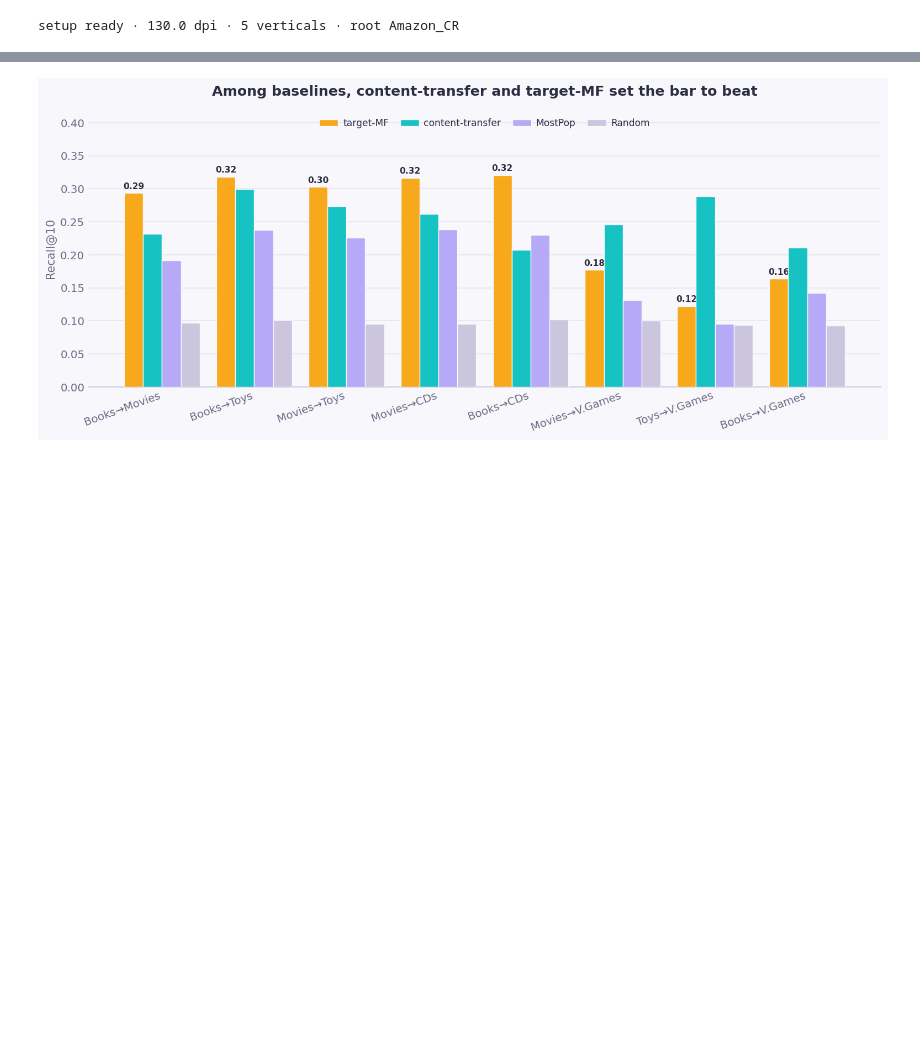
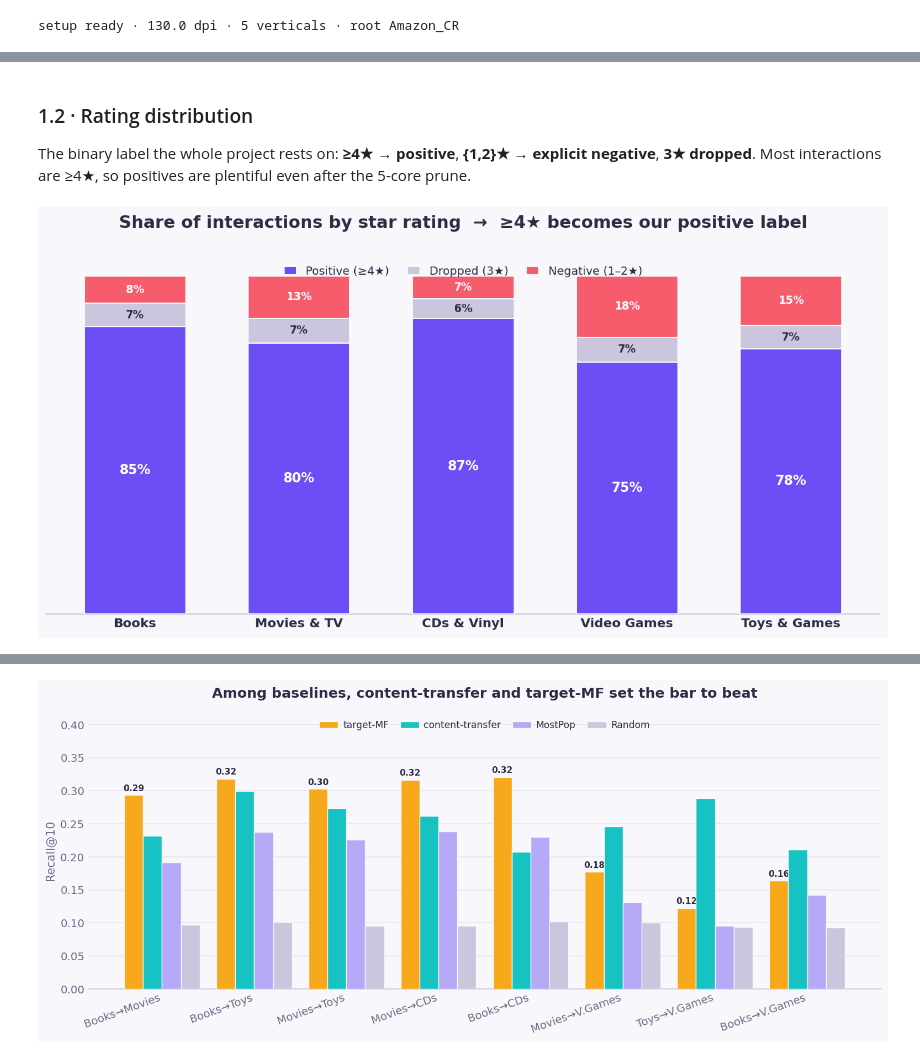
Before and after one commit to orimood/Amazon_CR, a Jupyter notebook: notebooks/presentation.ipynb, the cells around one changed output, grey strips where cells are left out. Saved outputs shown, nothing was run; the diff lists cells and outputs as text; code cells hidden in the pictures; blank space fills up the shorter version.

```diff
--- a/notebooks/presentation.ipynb
+++ b/notebooks/presentation.ipynb
@@ -512,0 +268,28 @@ cosine between the source liked-item text and target item text — a simple cont
+# %% [markdown]
+### 1.2 · Rating distribution
+The binary label the whole project rests on: **≥4★ → positive**, **{1,2}★ → explicit negative**, **3★ dropped**. Most interactions are ≥4★, so positives are plentiful even after the 5-core prune.
+# %%
+order = VERTICALS
+def rh(v): return RAWREV[v]['rating_hist']
+tot = {v: sum(rh(v).values()) for v in order}
+pos = [(rh(v).get(4,0) + rh(v).get(5,0)) / tot[v] * 100 for v in order]            # >=4 star
+neu = [ rh(v).get(3,0)                    / tot[v] * 100 for v in order]            # 3 star
+neg = [(rh(v).get(0,0) + rh(v).get(1,0) + rh(v).get(2,0)) / tot[v] * 100 for v in order]  # 0–2 star
+fig, ax = plt.subplots(figsize=(10.5, 5.4))
+x = np.arange(len(order)); w = 0.62
+ax.bar(x, pos, w, color=PURPLE,  edgecolor=BG, linewidth=1.1, label='Positive (≥4★)', zorder=3)
+ax.bar(x, neu, w, bottom=pos, color=NEUTRAL, edgecolor=BG, linewidth=1.1, label='Dropped (3★)', zorder=3)
+ax.bar(x, neg, w, bottom=np.array(pos)+np.array(neu), color=CORAL, edgecolor=BG, linewidth=1.1,
+       label='Negative (1–2★)', zorder=3)
+for i in range(len(order)):
+    ax.text(i, pos[i]/2, f'{pos[i]:.0f}%', ha='center', va='center', color='white', fontweight='bold', fontsize=11.5)
+    ax.text(i, pos[i]+neu[i]/2, f'{neu[i]:.0f}%', ha='center', va='center', color=INK, fontweight='bold', fontsize=9.5)
+    ax.text(i, pos[i]+neu[i]+neg[i]/2, f'{neg[i]:.0f}%', ha='center', va='center', color='white', fontweight='bold', fontsize=9.5)
+ax.set_ylim(0, 100); ax.set_yticks([])
+ax.set_xticks(x); ax.set_xticklabels([LBL[v] for v in order], fontweight='bold', color=INK)
+ctitle(ax, 'Share of interactions by star rating  →  ≥4★ becomes our positive label', size=15, pad=42)
+style_bar_axis(ax, 'x')
+brand_legend(ax, ncol=3, loc='upper center', bbox_to_anchor=(0.5, 1.06), handlelength=1.1, columnspacing=1.6)
+finish(fig)
+# %% [output]
+[figure, added]
```
Also changed, not shown: parts of 61 cells of this notebook.
